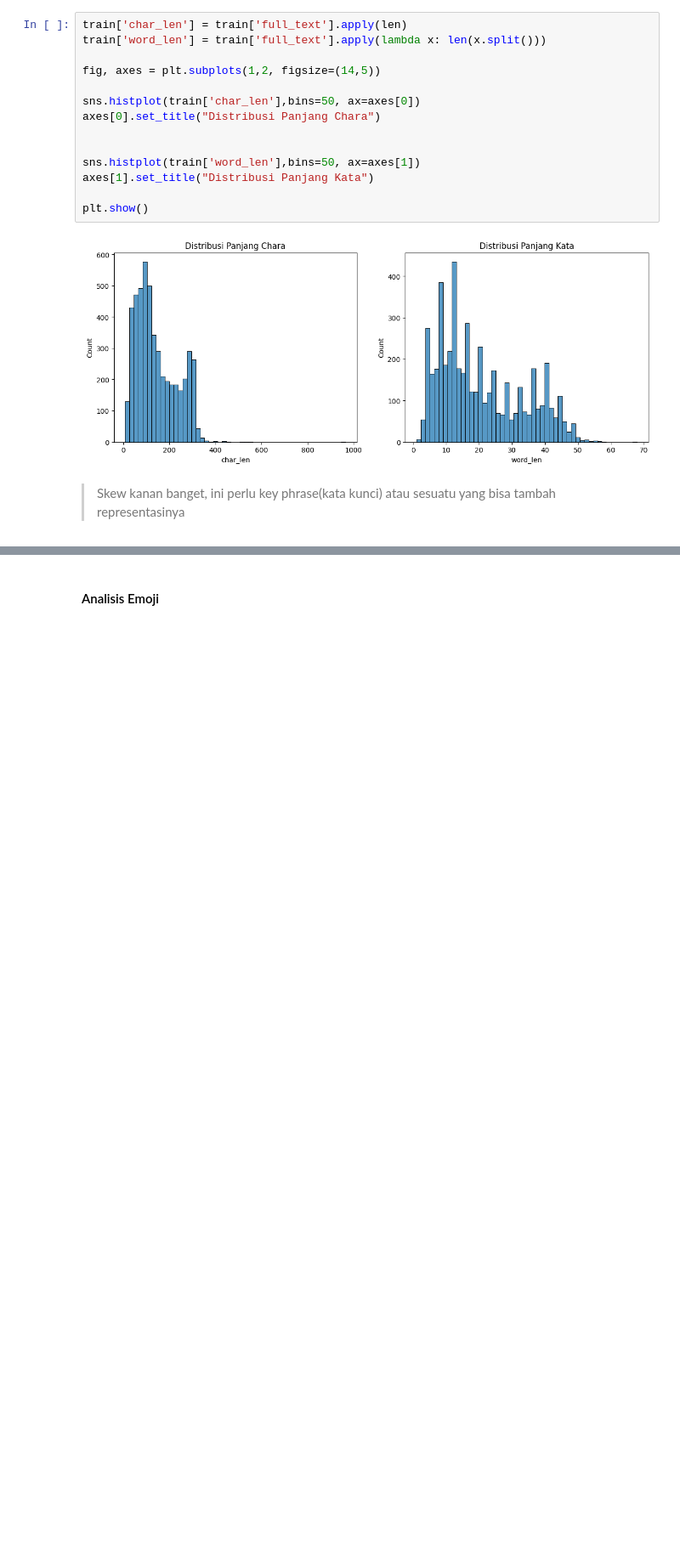
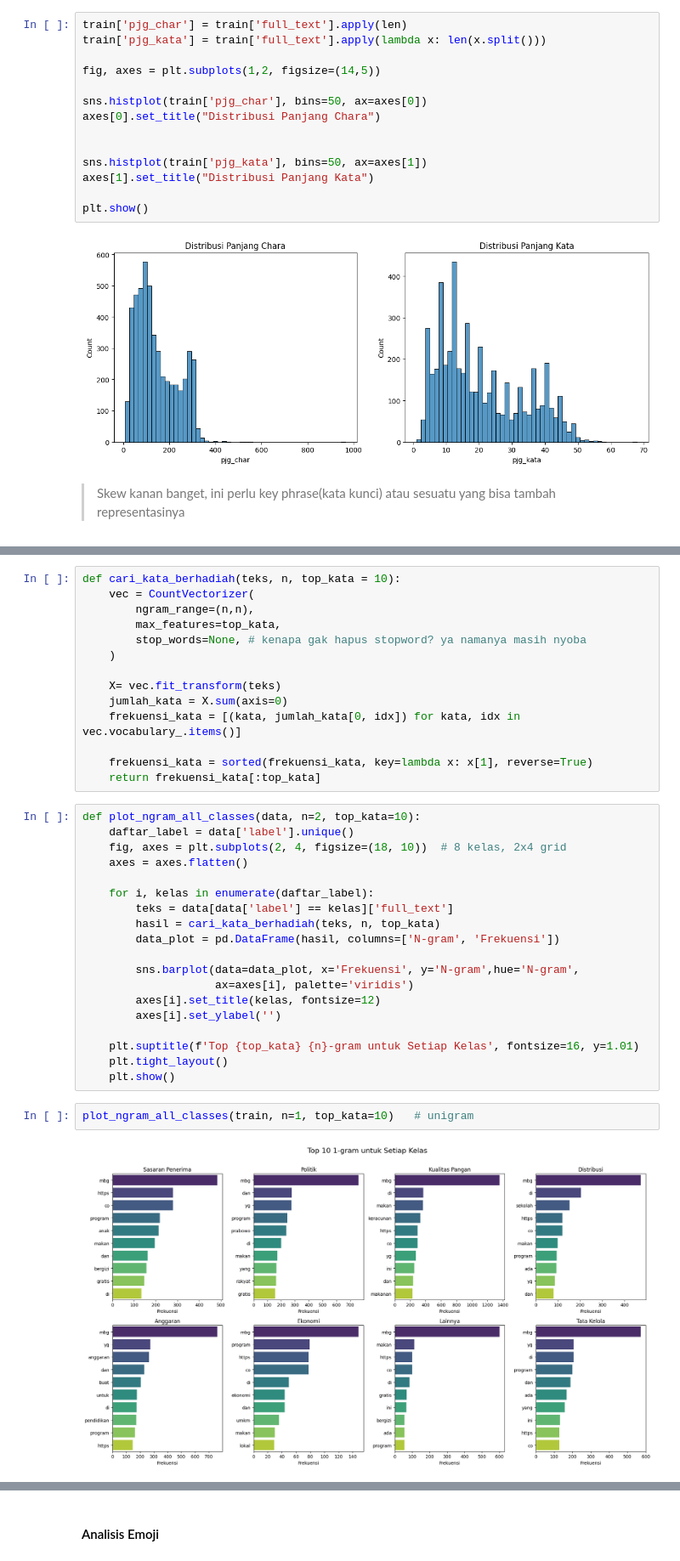
Before and after one commit to AndreMasalle/BDC_2026, a Jupyter notebook: case1.ipynb, the cells around one changed output, grey strips where cells are left out. Shown at 85% size. Saved outputs shown, nothing was run; the diff lists cells and outputs as text; blank space fills up the shorter version.

```diff
--- a/case1.ipynb
+++ b/case1.ipynb
@@ -57,16 +69,16 @@ print(train.duplicated().sum())
 # %% [markdown]
 #### Panjang Token
 # %%
-train['char_len'] = train['full_text'].apply(len)
-train['word_len'] = train['full_text'].apply(lambda x: len(x.split()))
+train['pjg_char'] = train['full_text'].apply(len)
+train['pjg_kata'] = train['full_text'].apply(lambda x: len(x.split()))
 
 fig, axes = plt.subplots(1,2, figsize=(14,5))
 
-sns.histplot(train['char_len'],bins=50, ax=axes[0])
+sns.histplot(train['pjg_char'], bins=50, ax=axes[0])
 axes[0].set_title("Distribusi Panjang Chara")
 
 
-sns.histplot(train['word_len'],bins=50, ax=axes[1])
+sns.histplot(train['pjg_kata'], bins=50, ax=axes[1])
 axes[1].set_title("Distribusi Panjang Kata")
 
 plt.show()
@@ -89,0 +107,37 @@ plt.show()
+# %%
+def cari_kata_berhadiah(teks, n, top_kata = 10):
+    vec = CountVectorizer(
+        ngram_range=(n,n),
+        max_features=top_kata,
+        stop_words=None, # kenapa gak hapus stopword? ya namanya masih nyoba
+    )
+
+    X= vec.fit_transform(teks)
+    jumlah_kata = X.sum(axis=0)
+    frekuensi_kata = [(kata, jumlah_kata[0, idx]) for kata, idx in vec.vocabulary_.items()]
+
+    frekuensi_kata = sorted(frekuensi_kata, key=lambda x: x[1], reverse=True)
+    return frekuensi_kata[:top_kata]
+# %%
+def plot_ngram_all_classes(data, n=2, top_kata=10):
+    daftar_label = data['label'].unique()
+    fig, axes = plt.subplots(2, 4, figsize=(18, 10))  # 8 kelas, 2x4 grid
+    axes = axes.flatten()
+
+    for i, kelas in enumerate(daftar_label):
+        teks = data[data['label'] == kelas]['full_text']
+        hasil = cari_kata_berhadiah(teks, n, top_kata)
+        data_plot = pd.DataFrame(hasil, columns=['N-gram', 'Frekuensi'])
+
+        sns.barplot(data=data_plot, x='Frekuensi', y='N-gram',hue='N-gram',
+                    ax=axes[i], palette='viridis')
+        axes[i].set_title(kelas, fontsize=12)
+        axes[i].set_ylabel('')
+
+    plt.suptitle(f'Top {top_kata} {n}-gram untuk Setiap Kelas', fontsize=16, y=1.01)
+    plt.tight_layout()
+    plt.show()
+# %%
+plot_ngram_all_classes(train, n=1, top_kata=10)   # unigram
+# %% [output]
+[figure, added]
```
Also changed, not shown: parts of 22 cells of this notebook.
